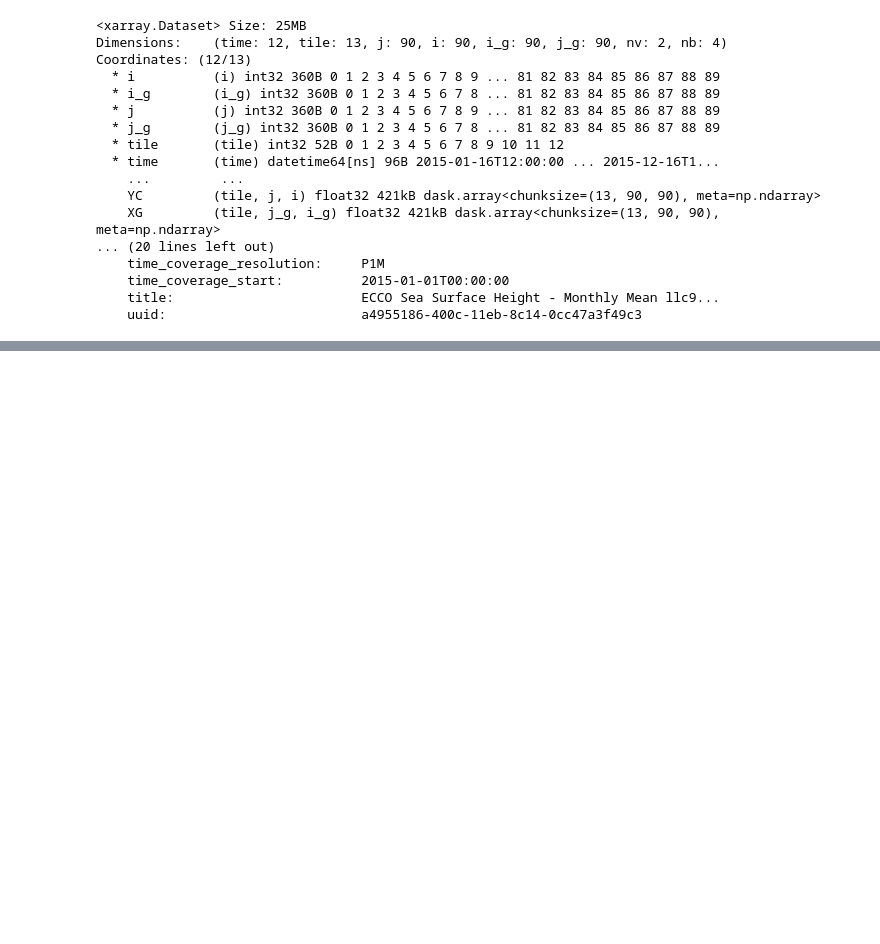
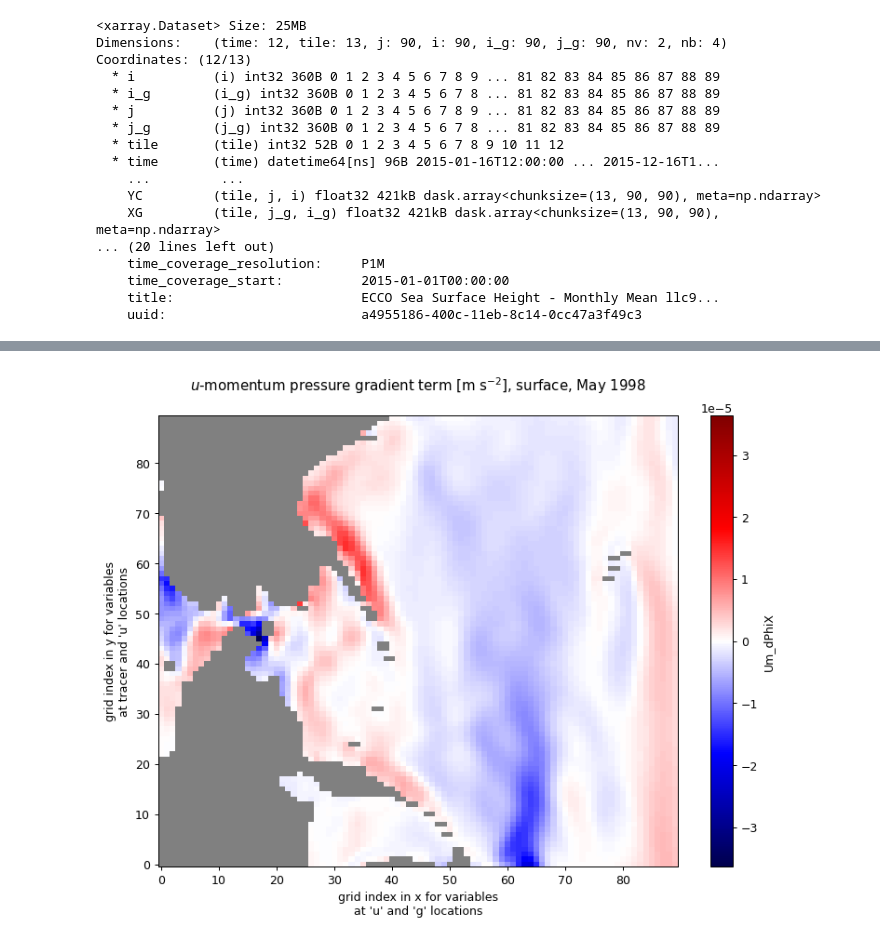
Before and after one commit to ECCO-GROUP/ECCO-v4-Python-Tutorial, a Jupyter notebook: ecco_access/ecco_access_tutorials/ECCO_access_intro.ipynb, the cells around one changed output, grey strips where cells are left out. Saved outputs shown, nothing was run; the diff lists cells and outputs as text; code cells hidden in the pictures; blank space fills up the shorter version.

```diff
--- a/ecco_access/ecco_access_tutorials/ECCO_access_intro.ipynb
+++ b/ecco_access/ecco_access_tutorials/ECCO_access_intro.ipynb
@@ -379,0 +524,7 @@ Coordinates: (12/13)
+# %%
+plt.figure(figsize=(10,7),dpi=90)
+ds_u_mom.Um_dPhiX.isel(time=4,k=0,tile=7).plot(cmap=seismic_nanmasked)
+plt.title('$u$-momentum pressure gradient term [m s$^{-2}$], surface, May 1998\n')
+plt.show()
+# %% [output]
+[figure, added]
```
Also changed, not shown: parts of 40 cells of this notebook.
